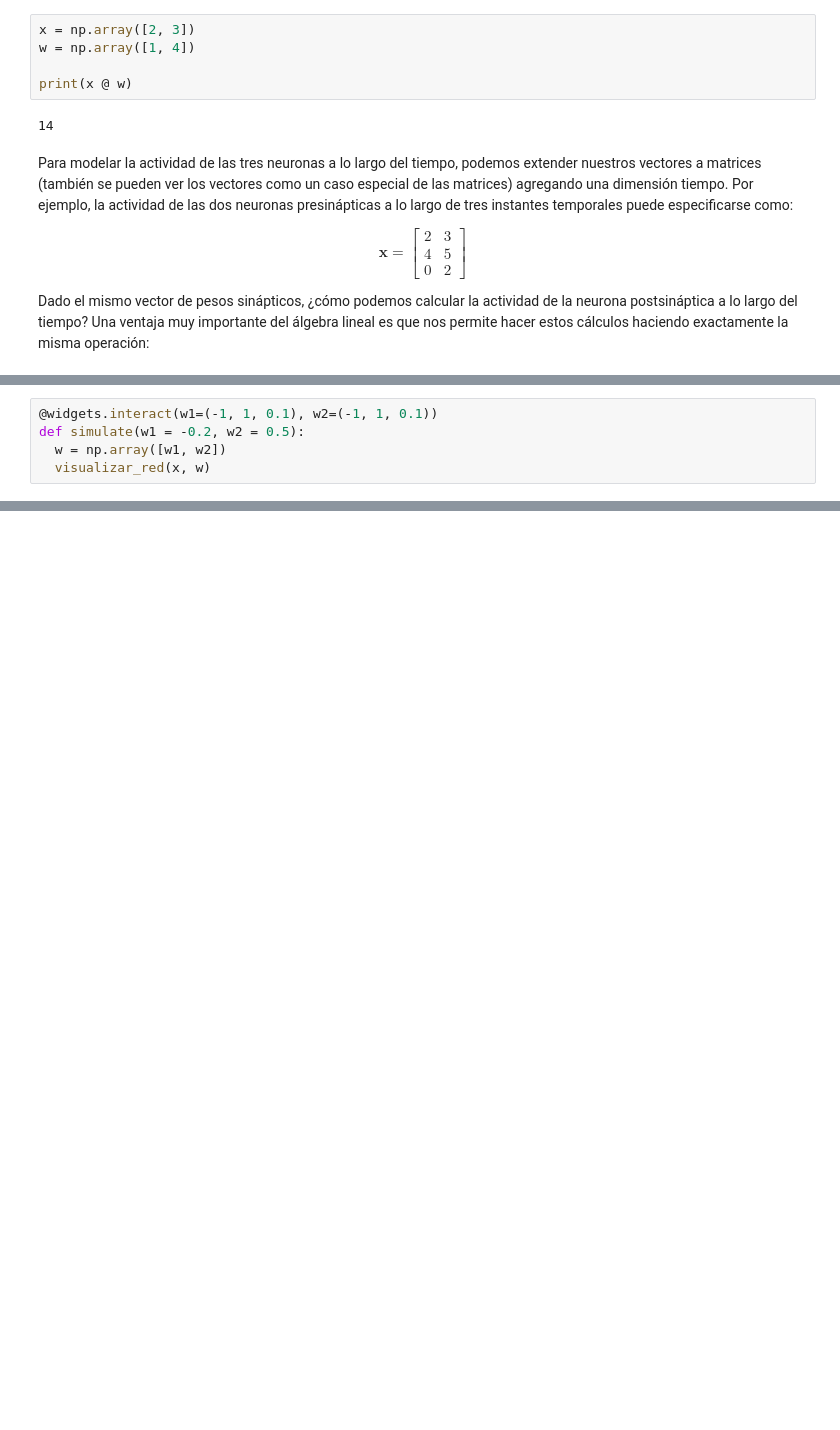
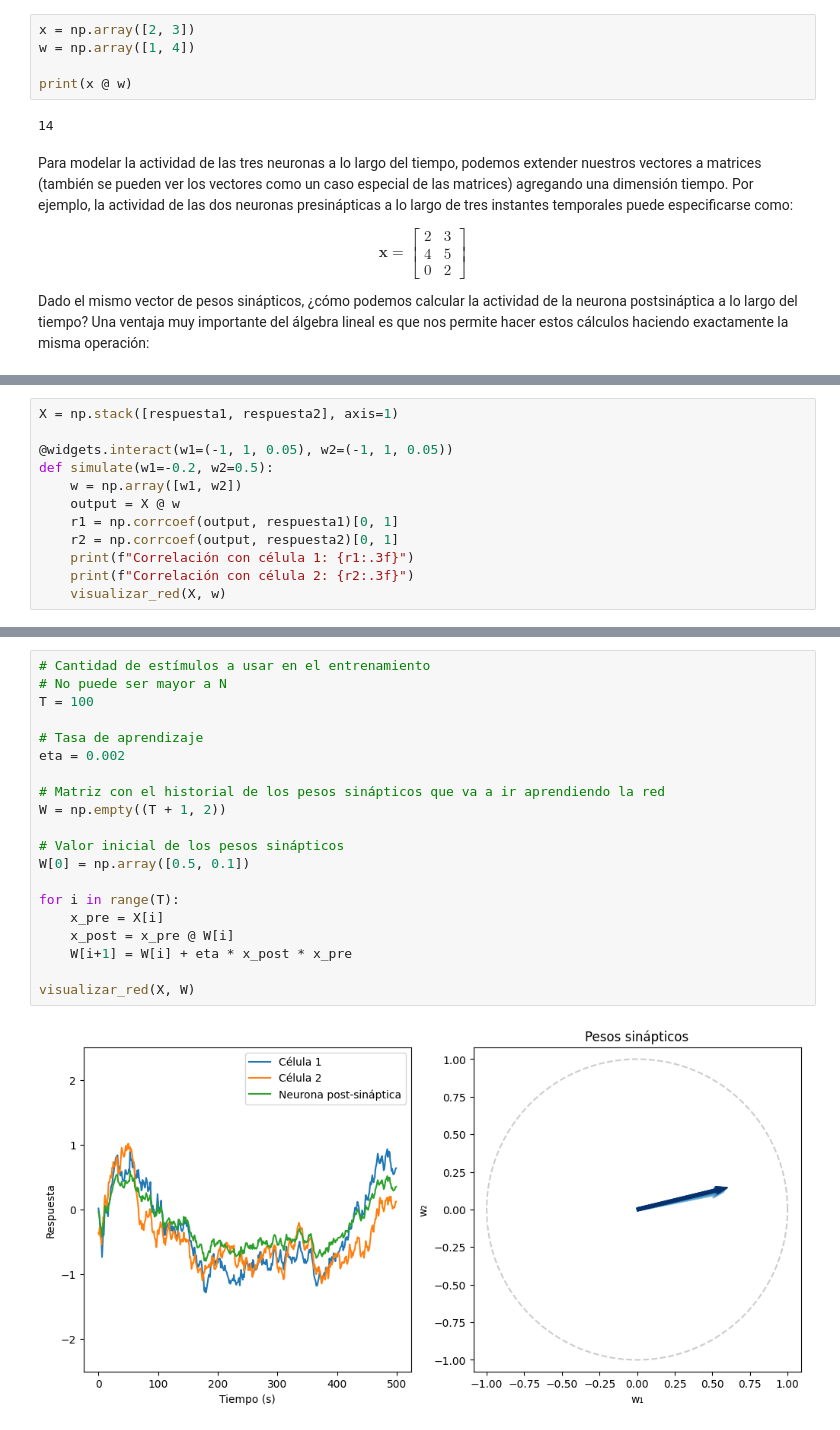
Before and after one commit to MaestriaCienciasCognitivas/ncc, a Jupyter notebook: book/notebooks/S4_Cuaderno4.ipynb, the cells around one changed output, grey strips where cells are left out. Drawn from its saved outputs; the diff is of its cells as text; blank space fills up the shorter version.

```diff
--- a/book/notebooks/S4_Cuaderno4.ipynb
+++ b/book/notebooks/S4_Cuaderno4.ipynb
@@ -587,6 +418,13 @@ Recién imprimimos cual sería la actividad de la neurona post-sináptica si no
 # %%
-@widgets.interact(w1=(-1, 1, 0.1), w2=(-1, 1, 0.1))
-def simulate(w1 = -0.2, w2 = 0.5):
-  w = np.array([w1, w2])
-  visualizar_red(x, w)
+X = np.stack([respuesta1, respuesta2], axis=1)
+
+@widgets.interact(w1=(-1, 1, 0.05), w2=(-1, 1, 0.05))
+def simulate(w1=-0.2, w2=0.5):
+    w = np.array([w1, w2])
+    output = X @ w
+    r1 = np.corrcoef(output, respuesta1)[0, 1]
+    r2 = np.corrcoef(output, respuesta2)[0, 1]
+    print(f"Correlación con célula 1: {r1:.3f}")
+    print(f"Correlación con célula 2: {r2:.3f}")
+    visualizar_red(X, w)
 # %% [output]
@@ -626,0 +440,22 @@ for i in range(n):
+# %%
+# Cantidad de estímulos a usar en el entrenamiento
+# No puede ser mayor a N
+T = 100
+
+# Tasa de aprendizaje
+eta = 0.002
+
+# Matriz con el historial de los pesos sinápticos que va a ir aprendiendo la red
+W = np.empty((T + 1, 2))
+
+# Valor inicial de los pesos sinápticos
+W[0] = np.array([0.5, 0.1])
+
+for i in range(T):
+    x_pre = X[i]
+    x_post = x_pre @ W[i]
+    W[i+1] = W[i] + eta * x_post * x_pre
+
+visualizar_red(X, W)
+# %% [output]
+[figure, added]
```
Also changed, not shown: parts of 52 cells of this notebook.
